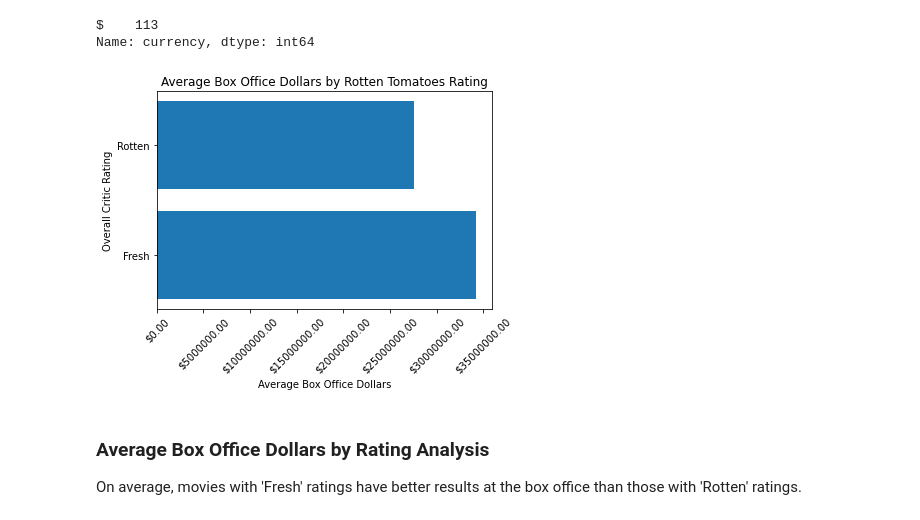
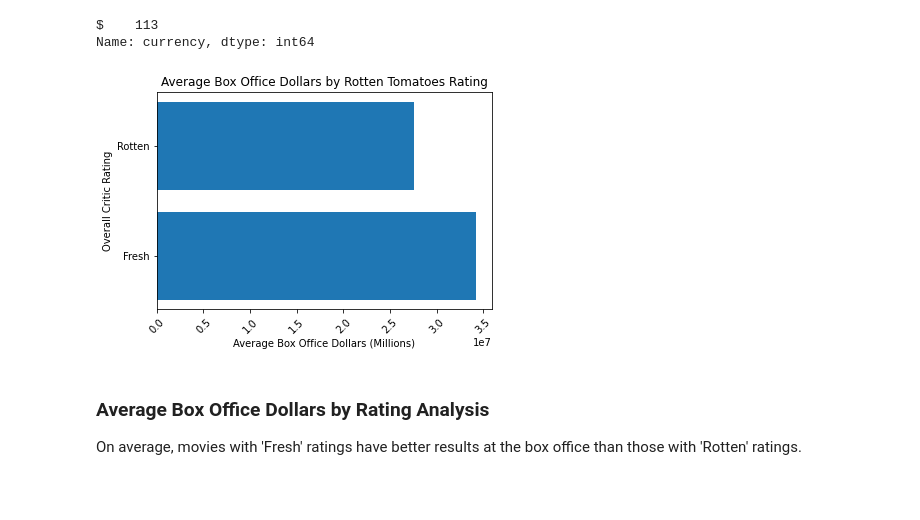
Before and after one commit to sborrmann11/dsc-phase-1-project, a Jupyter notebook: Final_Project_1_Notebook.ipynb, the cells around one changed output. Drawn from its saved outputs; the diff is of its cells as text; code cells hidden in the pictures; blank space fills up the shorter version.

```diff
--- a/Final_Project_1_Notebook.ipynb
+++ b/Final_Project_1_Notebook.ipynb
@@ -28,9 +28,9 @@ Load the data shees from Rotten Tomatoes. Both sheets include an ID that I can m
 # %%
 #add the two rotten tomatoes data sheets into jupiter notebook and explore how we can merge them
 
-rt_movie_info = pd.read_csv('rt.movie_info.tsv', sep='\t')
+rt_movie_info = pd.read_csv('data/rt.movie_info.tsv', sep='\t')
 #assign negative and postive 1 values to the fresh column so that i can use group by and sum to gather overall rating
-rt_reviews = pd.read_csv('rt.reviews.tsv', sep='\t')
+rt_reviews = pd.read_csv('data/rt.reviews.tsv', sep='\t')
 rt_movie_info.info()
 # %% [output]
 <class 'pandas.core.frame.DataFrame'>
@@ -118,22 +118,20 @@ y_rotten = int(rt_movie_ratings[rt_movie_ratings['Overall Fresh'] == 'rotten']['
 # %%
 # plot the graph and convert the int_box_office values to currency for better visualization
 
 fig, ax = plt.subplots(figsize=(6, 4))
 
 y = [y_fresh, y_rotten]
 x = ['Fresh','Rotten']
 plt.xticks(rotation = 45)
 
-ax.xaxis.set_major_formatter('${x:1.2f}')
-ax.xaxis.set_tick_params(which='major', labelcolor='black',
-                         labelleft=True, labelright=False)
+
 ax.barh(x,y)
-plt.xlabel('Average Box Office Dollars')
+plt.xlabel('Average Box Office Dollars (Millions)')
 plt.ylabel('Overall Critic Rating')
 plt.title('Average Box Office Dollars by Rotten Tomatoes Rating')
 plt.show()
 # %% [output]
-[figure, old version]
+[figure, new version]
 # %% [markdown]
 ### Average Box Office Dollars by Rating Analysis
 
```
Also changed, not shown: parts of 6 cells of this notebook, 22 other files.
